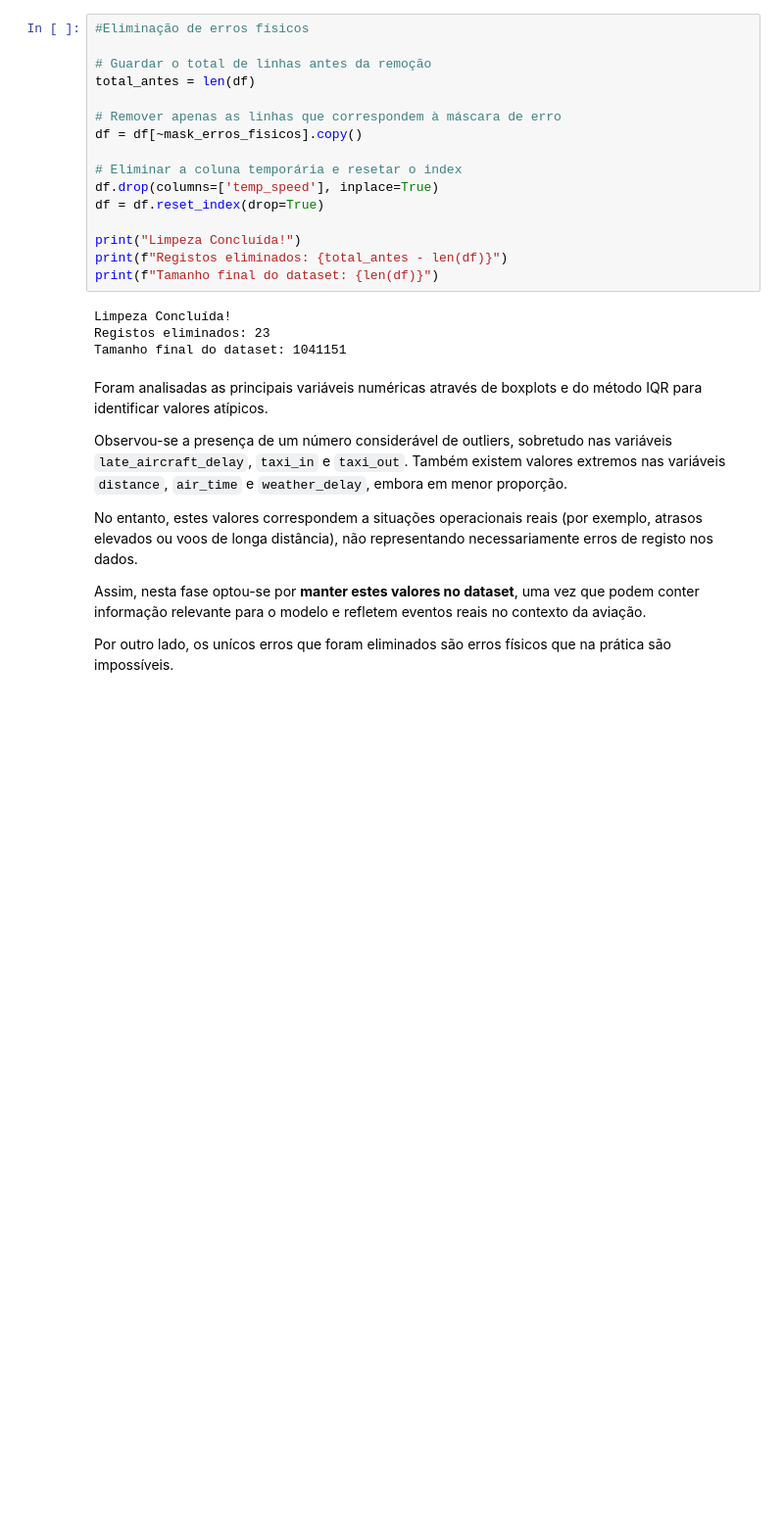
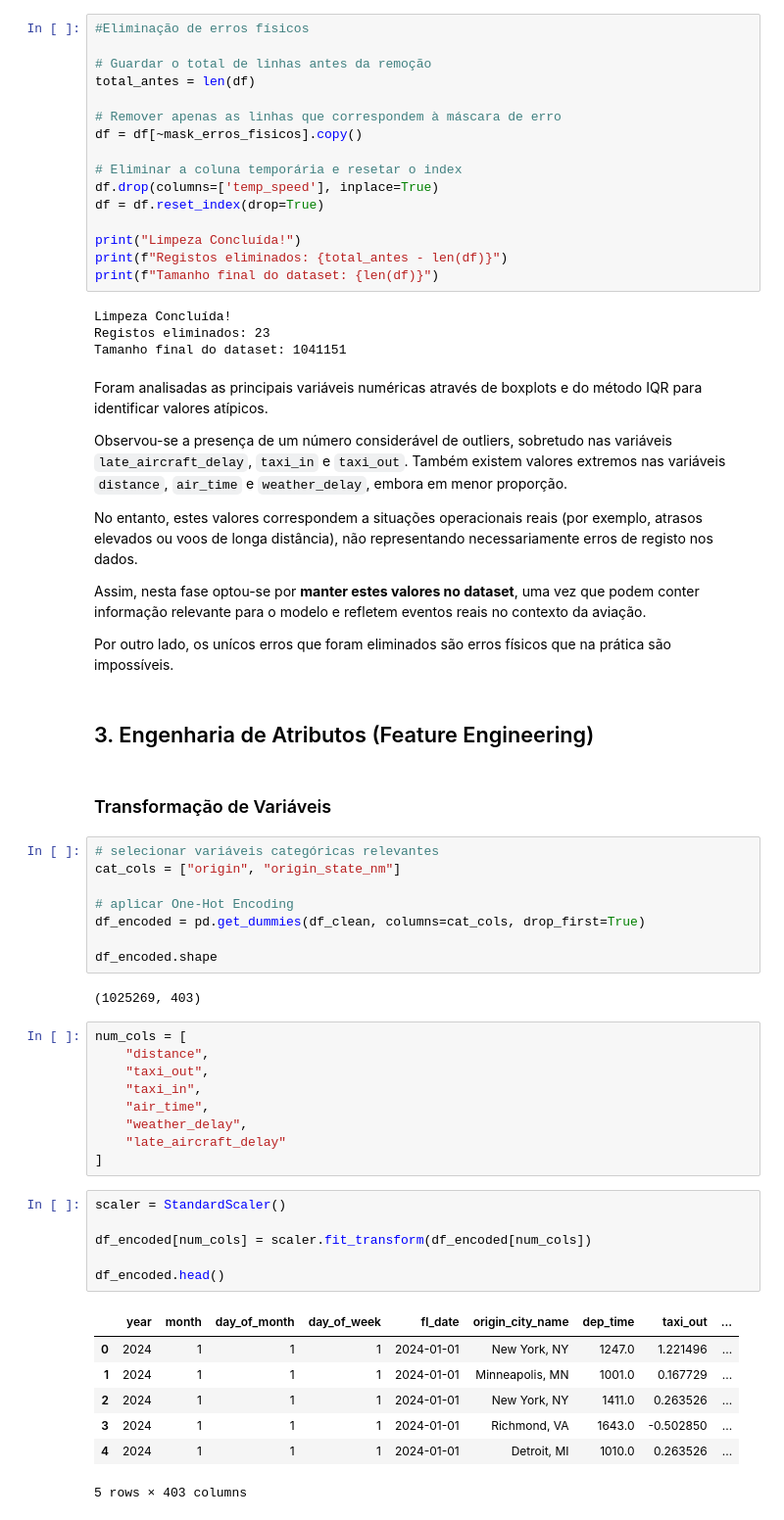
Before and after one commit to rodrigoramooos/previsao-atrasos-voos, a Jupyter notebook: notebooks/1.0_eda_limpeza.ipynb, the cells around one changed output. Shown at 98% size. Saved outputs shown, nothing was run; the diff lists cells and outputs as text; blank space fills up the shorter version.

```diff
--- a/notebooks/1.0_eda_limpeza.ipynb
+++ b/notebooks/1.0_eda_limpeza.ipynb
@@ -608,3 +610,40 @@ No entanto, estes valores correspondem a situações operacionais reais (por exe
 Assim, nesta fase optou-se por **manter estes valores no dataset**, uma vez que podem conter informação relevante para o modelo e refletem eventos reais no contexto da aviação.
 
 Por outro lado, os unícos erros que foram eliminados são erros físicos que na prática são impossíveis.
+# %% [markdown]
+## 3. Engenharia de Atributos (Feature Engineering)
+# %% [markdown]
+### Transformação de Variáveis
+# %%
+# selecionar variáveis categóricas relevantes
+cat_cols = ["origin", "origin_state_nm"]
+
+# aplicar One-Hot Encoding
+df_encoded = pd.get_dummies(df_clean, columns=cat_cols, drop_first=True)
+
+df_encoded.shape
+# %% [output]
+(1025269, 403)
+# %%
+num_cols = [
+    "distance",
+    "taxi_out",
+    "taxi_in",
+    "air_time",
+    "weather_delay",
+    "late_aircraft_delay"
+]
+# %%
+scaler = StandardScaler()
+
+df_encoded[num_cols] = scaler.fit_transform(df_encoded[num_cols])
+
+df_encoded.head()
+# %% [output]
+|  | year | month | day_of_month | day_of_week | fl_date | origin_city_name | dep_time | taxi_out | ... |
+| 0 | 2024 | 1 | 1 | 1 | 2024-01-01 | New York, NY | 1247.0 | 1.221496 | ... |
+| 1 | 2024 | 1 | 1 | 1 | 2024-01-01 | Minneapolis, MN | 1001.0 | 0.167729 | ... |
+| 2 | 2024 | 1 | 1 | 1 | 2024-01-01 | New York, NY | 1411.0 | 0.263526 | ... |
+| 3 | 2024 | 1 | 1 | 1 | 2024-01-01 | Richmond, VA | 1643.0 | -0.502850 | ... |
+| 4 | 2024 | 1 | 1 | 1 | 2024-01-01 | Detroit, MI | 1010.0 | 0.263526 | ... |
+5 rows × 403 columns
```
Also changed, not shown: parts of 12 cells of this notebook.
